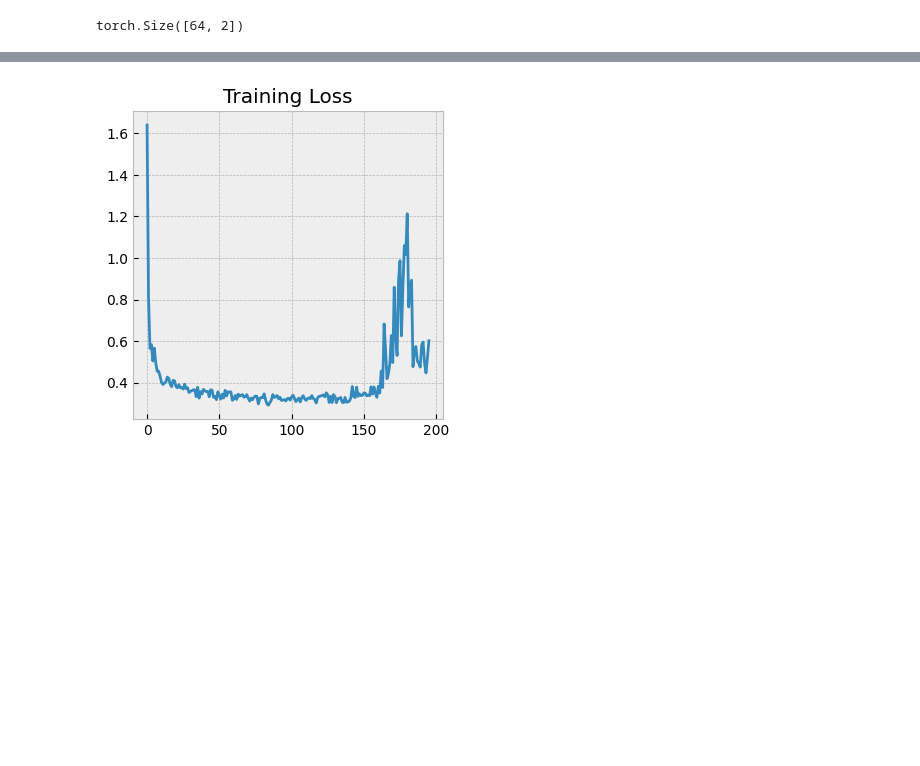
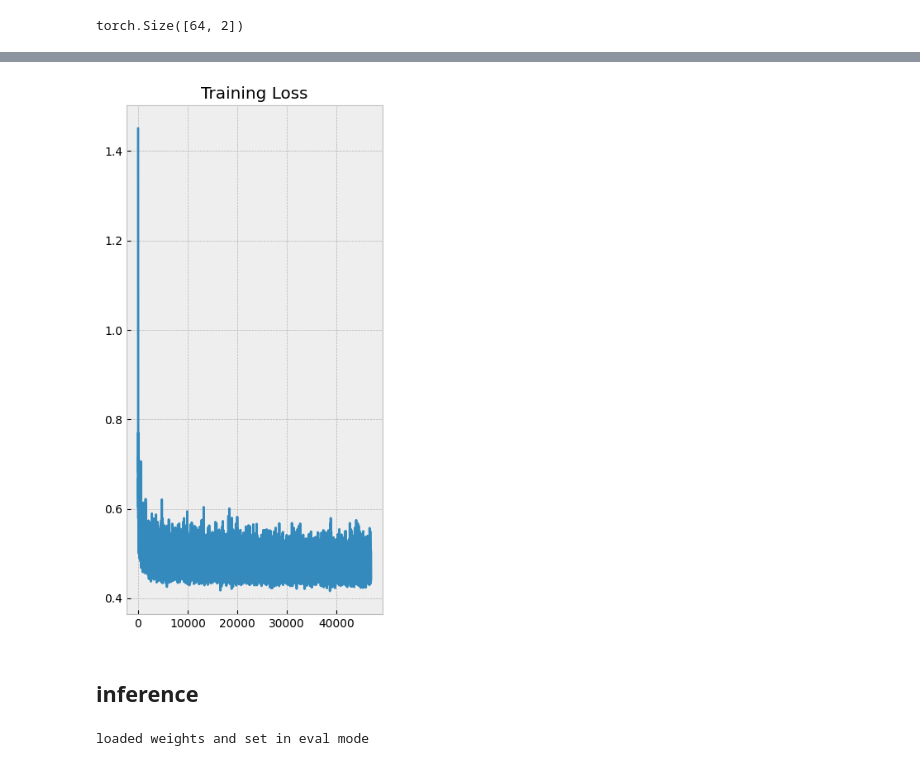
Before and after one commit to prakashjayy/genai, a Jupyter notebook: flow/02_mean_flow.ipynb, the cells around one changed output, grey strips where cells are left out. Drawn from its saved outputs; the diff is of its cells as text; code cells hidden in the pictures; blank space fills up the shorter version.

Commit message:
Adding flow models

```diff
--- a/flow/02_mean_flow.ipynb
+++ b/flow/02_mean_flow.ipynb
@@ -297,9 +427,9 @@ rt.shape, torch.tensor([[0.0, 1.0]]).shape
 ## One step sampling
 # %%
 def one_step_sampling(model, bs, scale=1000):
-    e = torch.randn(bs, 3, 32, 32).cuda()
+    e = torch.randn(bs, 1, 32, 32).cuda()
     sample = model(e, torch.tensor([[0.0, 1.0*scale]]*bs).cuda())
-    x = e - sample
+    x = e +sample
     return x
 
 x = one_step_sampling(model, 64)
@@ -316,16 +446,18 @@ rt.shape
 torch.Size([200, 2])
 # %%
 def multi_step_sampling(model, bs, n_steps, scale=1000):
-    e = torch.randn(bs, 3, 32, 32).to(model.device)
-    r = torch.arange(0, scale+(scale//n_steps), scale//n_steps).to(model.device)
+    e = torch.randn(bs, 1, 32, 32).to(model.device)
+    _scale = 1000
+    r = torch.arange(0, _scale+(_scale//n_steps), _scale//n_steps).to(model.device)/_scale
     rt = torch.stack([r[:-1], r[1:]]).permute(1, 0)
     for i in range(n_steps):
         _rt = rt[i]
-        r, t = _rt/scale
-        sample = model(e, torch.tensor([[r*scale, t*scale]]*bs).to(model.device))
-        e = e - (t-r)*sample
+        r, t = _rt
+        with torch.no_grad():
+            sample = model(e, torch.tensor([[r*scale, t*scale]]*bs).to(model.device))
+        e = e + (t-r)*sample
     return e
 
-x = multi_step_sampling(model, 64, 10)
+x = multi_step_sampling(model, 64, 10, scale=1)
 torchvision.transforms.ToPILImage()(torchvision.utils.make_grid(x.detach().cpu(), nrow=8, normalize=True))
 # %% [output]
@@ -341,7 +473,7 @@ In the paper they found the following parameters to work and gave the best FID s
 - instead of (r, t), (t, t-r) gave the best results though the changes are minimal. so we will continue using (r, t)
 - CFG scale: we will skip this for now.
 # %%
-norm = torch.distributions.Normal(loc=-2, scale=2)
+norm = torch.distributions.Normal(loc=-0.4, scale=1)
 rt = torch.sigmoid(norm.sample((bs,2))).sort(dim=1).values
 rt.shape
 # %% [output]
@@ -398,10 +530,11 @@ storage_path = fc.Path("mean_flow")
 storage_path.mkdir(parents=True, exist_ok=True)
 # %%
 epochs = 100
-optimizer = torch.optim.Adam(model.parameters(), lr=1e-4)
-train_loader, val_loader = load_cifar10(bs=128)
+optimizer = torch.optim.Adam(model.parameters(), lr=2e-4, weight_decay=1e-5)
+train_loader, val_loader = load_mnist(bs=128)
 total_steps = len(train_loader) * epochs
 tdist = torch.distributions.Normal(-2, 2)
+scale =1
 
 iter = 0
 train_loss = []
@@ -417,23 +550,26 @@ for epoch in range(epochs):
             bs = x1.shape[0]
             x1 = x1.to(device)
             noise = torch.randn((bs, 1, 32, 32), device=device)
-            target = noise - x1
+            target = x1 - noise
             rt = sample_rt(bs, tdist, 0.75)
             t = rt[:, 1].unsqueeze(1).unsqueeze(1).unsqueeze(1).to(device)
-            xt = t*noise + (1-t)*x1
+            xt = t*x1 + (1-t)*noise
 
             u, dudt = torch.autograd.functional.jvp(
                 model,
-                (xt.to(device), (rt*1000).to(device)),
+                (xt.to(device), (rt*scale).to(device)),
                 (target.to(device), torch.tensor([0, 1]).repeat(bs, 1).to(device)),
                 create_graph=True
             )
             u_tgt = target.to(device) - (rt[:, 1] - rt[:, 0]).unsqueeze(1).unsqueeze(1).unsqueeze(1).to(device)*dudt
             u_tgt_detached = u_tgt.detach()
-            loss = torch.nn.functional.mse_loss(u, u_tgt_detached)
+            u_tgt_detached = torch.clamp(u_tgt_detached, target.min(), target.max())
+            #loss = torch.nn.functional.mse_loss(u, u_tgt_detached)
+            #loss = adaptive_weighted_short(u, u_tgt_detached, p=1.0)
+            loss = adaptive_l2_loss(u - u_tgt_detached)
 
             loss.backward()
-            #torch.nn.utils.clip_grad_norm_(model.parameters(), 1.0)  # Add gradient clipping
+            torch.nn.utils.clip_grad_norm_(model.parameters(), 1.0)  # Add gradient clipping
             optimizer.step()
 
             #calculate loss
@@ -456,11 +592,11 @@ for epoch in range(epochs):
     #TODO: calculate some metric between generated images and original images
 
     ema_model.eval()
-    out= one_step_sampling(ema_model, 64, scale=1000)
+    out= one_step_sampling(ema_model, 64, scale=scale)
     img = torchvision.transforms.ToPILImage()(torchvision.utils.make_grid(out.cpu(), nrow=8, normalize=True))
     img.save(storage_path/f"generated_images_one_step_{epoch}.png")
 
-    out= multi_step_sampling(ema_model, 64, 20, scale=1000)
+    out= multi_step_sampling(ema_model, 64, 20, scale=scale)
     img = torchvision.transforms.ToPILImage()(torchvision.utils.make_grid(out.cpu(), nrow=8, normalize=True))
     img.save(storage_path/f"generated_images_multi_step_{epoch}.png")
     torch.cuda.empty_cache()
@@ -470,7 +617,17 @@ Epoch 1 completed: train loss 0.31483926576421695
 # %%
-plt.figure(figsize=(4, 4))
+plt.figure(figsize=(4, 8))
 plt.plot(train_loss)
 plt.title("Training Loss")
 plt.show()
 # %% [output]
-[figure, old version]
+[figure, new version]
+# %% [markdown]
+## inference
+# %%
+model = load_model(device, channels=1)
+weights = torch.load("mean_flow/ema_model_99_0.471887.pth", weights_only=False)
+model.load_state_dict(weights["ema_model"])
+model.eval()
+print("loaded weights and set in eval mode")
+# %% [output]
+loaded weights and set in eval mode
```
Also changed, not shown: parts of 25 cells of this notebook.
